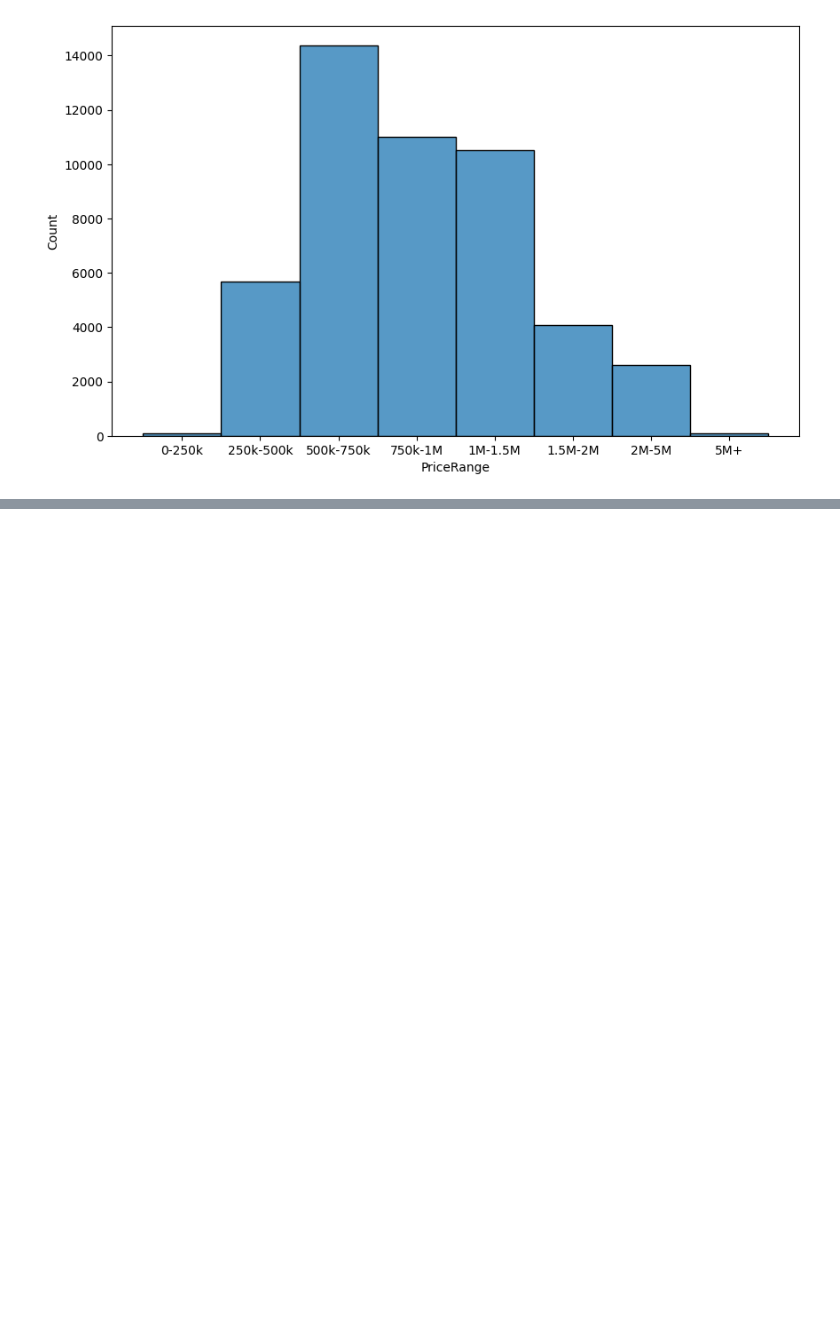
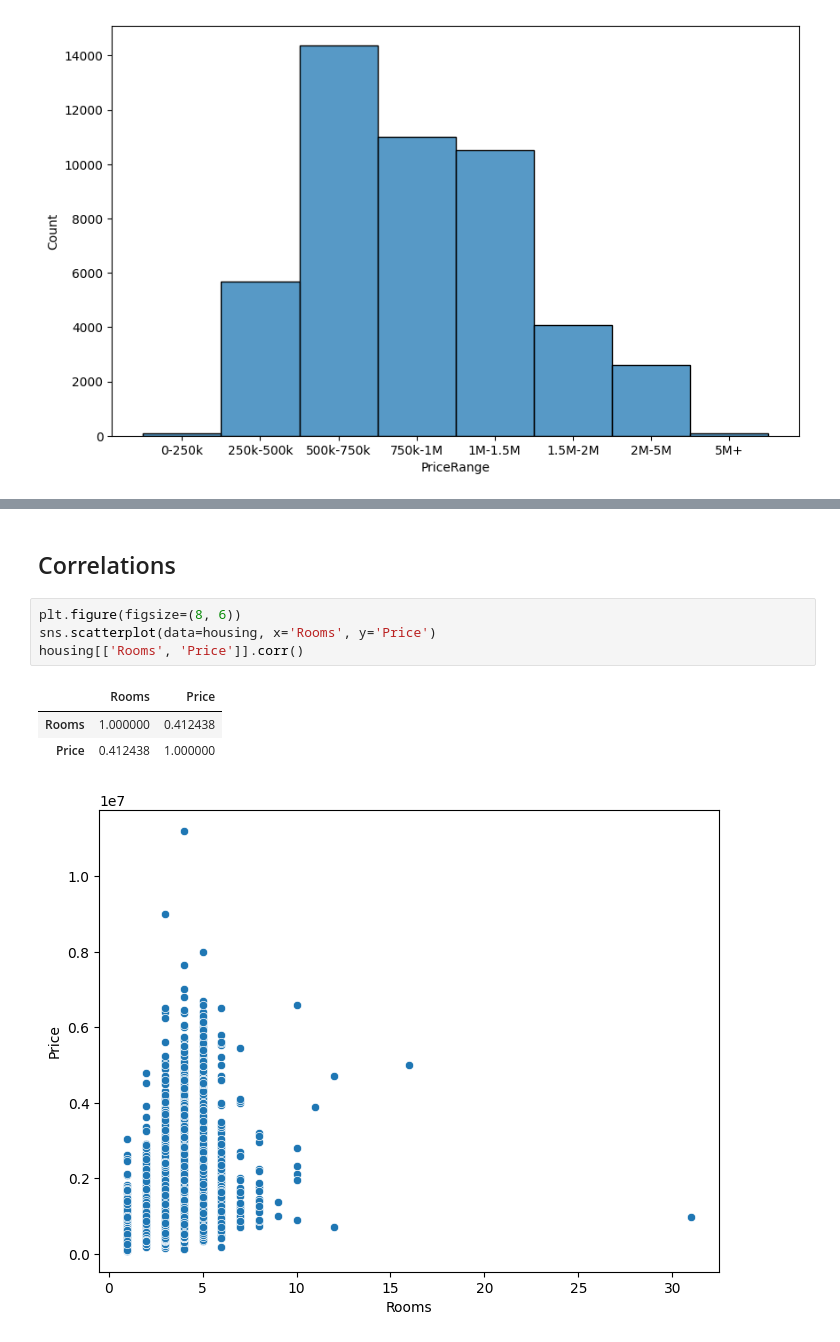
Before and after one commit to sakosha/data-prep-assignment1, a Jupyter notebook: notebooks/Untitled.ipynb, the cells around one changed output, grey strips where cells are left out. Drawn from its saved outputs; the diff is of its cells as text; blank space fills up the shorter version.

Commit message:
added corr

```diff
--- a/notebooks/Untitled.ipynb
+++ b/notebooks/Untitled.ipynb
@@ -123,0 +121,11 @@ sns.histplot(x=housing['PriceRange'], palette='Set2')
+# %% [markdown]
+## Correlations
+# %%
+plt.figure(figsize=(8, 6))
+sns.scatterplot(data=housing, x='Rooms', y='Price')
+housing[['Rooms', 'Price']].corr()
+# %% [output]
+|  | Rooms | Price |
+| Rooms | 1.000000 | 0.412438 |
+| Price | 0.412438 | 1.000000 |
+[figure, added]
```
Also changed, not shown: parts of 10 cells of this notebook.
